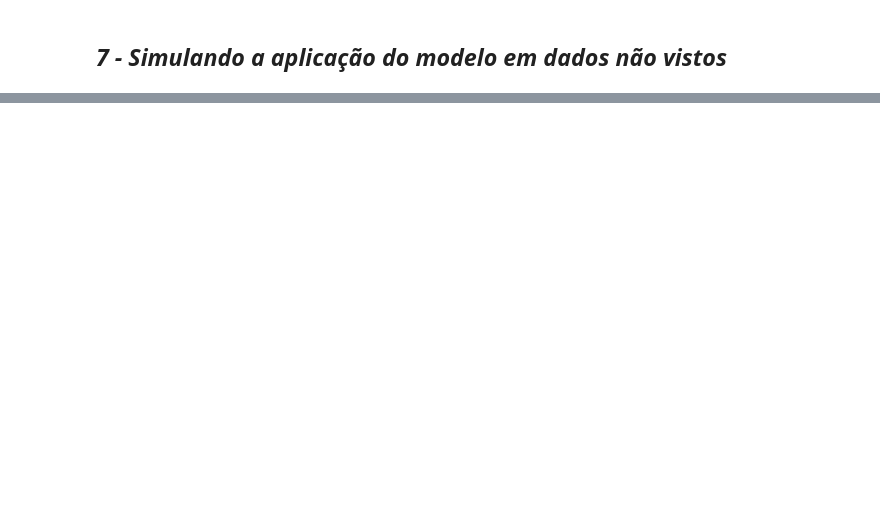
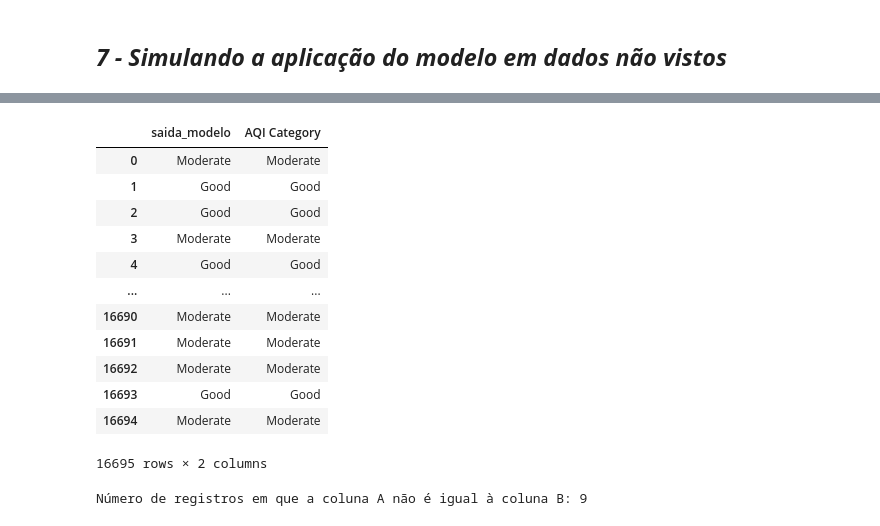
Before and after one commit to Luciahelenasantos/PUC-SPRINT-II, a Jupyter notebook: MVP_SPRINT_II.ipynb, the cells around one changed output, grey strips where cells are left out. Saved outputs shown, nothing was run; the diff lists cells and outputs as text; code cells hidden in the pictures; blank space fills up the shorter version.

```diff
--- a/MVP_SPRINT_II.ipynb
+++ b/MVP_SPRINT_II.ipynb
@@ -1037,0 +1071,5 @@ print(rescaledEntradaX)
+# %%
+# Preparando os dados para uso como dados de entrada no modelo
+
+array_entrada = QualidadeARValida1.values
+X_entrada = array_entrada[:,0:4].astype(float)
@@ -1038,4 +1089,5 @@ print(rescaledEntradaX)
 # %%
 # Predição de classes dos dados de entrada
-saidas = model.predict(rescaledEntradaX)
+
+saidas = cart_model.predict(rescaledEntradaX)
 print(saidas)
@@ -1041,0 +1096,6 @@ print(saidas)
+# %%
+# Transformando o array em um DataFrame
+
+scaled = pd.DataFrame(saidas, columns=['saida_modelo'])
+colnames = ['saidas']
+print(scaled)
@@ -1041,0 +1117,31 @@ print(saidas)
+# %%
+# Acrescentando o atributo saida_modelo ao novo DataFrame normalizado
+
+bancoantes = QualidadeARValida['AQI Category'].copy()
+resultado = pd.concat([scaled,bancoantes], axis=1)
+# %%
+# Verifica o resultado da  união entre o banco original e o resultado com as classes
+# preditas pelo modelo
+
+resultado
+# %% [output]
+|  | saida_modelo | AQI Category |
+| 0 | Moderate | Moderate |
+| 1 | Good | Good |
+| 2 | Good | Good |
+| 3 | Moderate | Moderate |
+| 4 | Good | Good |
+| ... | ... | ... |
+| 16690 | Moderate | Moderate |
+| 16691 | Moderate | Moderate |
+| 16692 | Moderate | Moderate |
+| 16693 | Good | Good |
+| 16694 | Moderate | Moderate |
+16695 rows × 2 columns
+# %%
+# Verificar quantos registros na coluna A são iguais à coluna B
+
+num_registros_diferentes = (resultado['saida_modelo'] != resultado['AQI Category']).sum()
+print("Número de registros em que a coluna A não é igual à coluna B:", num_registros_diferentes)
+# %% [output]
+Número de registros em que a coluna A não é igual à coluna B: 9
```
Also changed, not shown: parts of 31 cells of this notebook.
